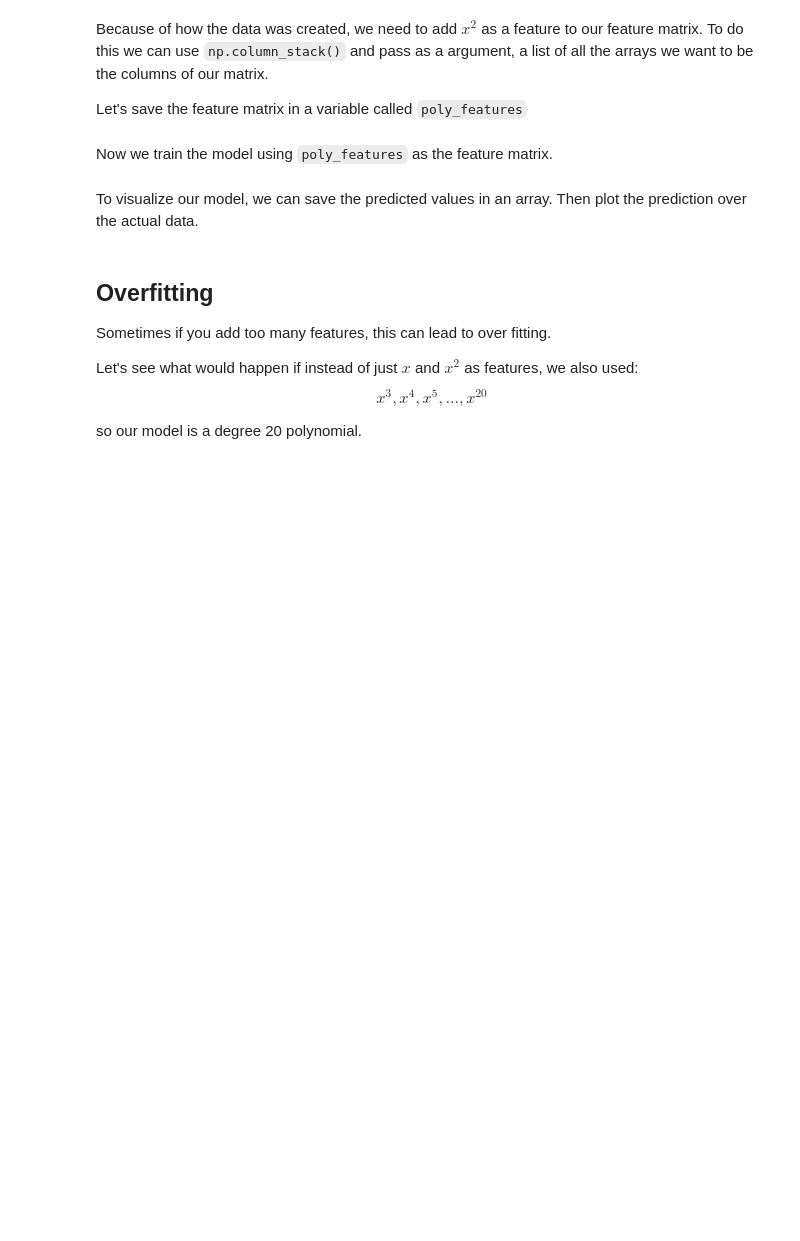
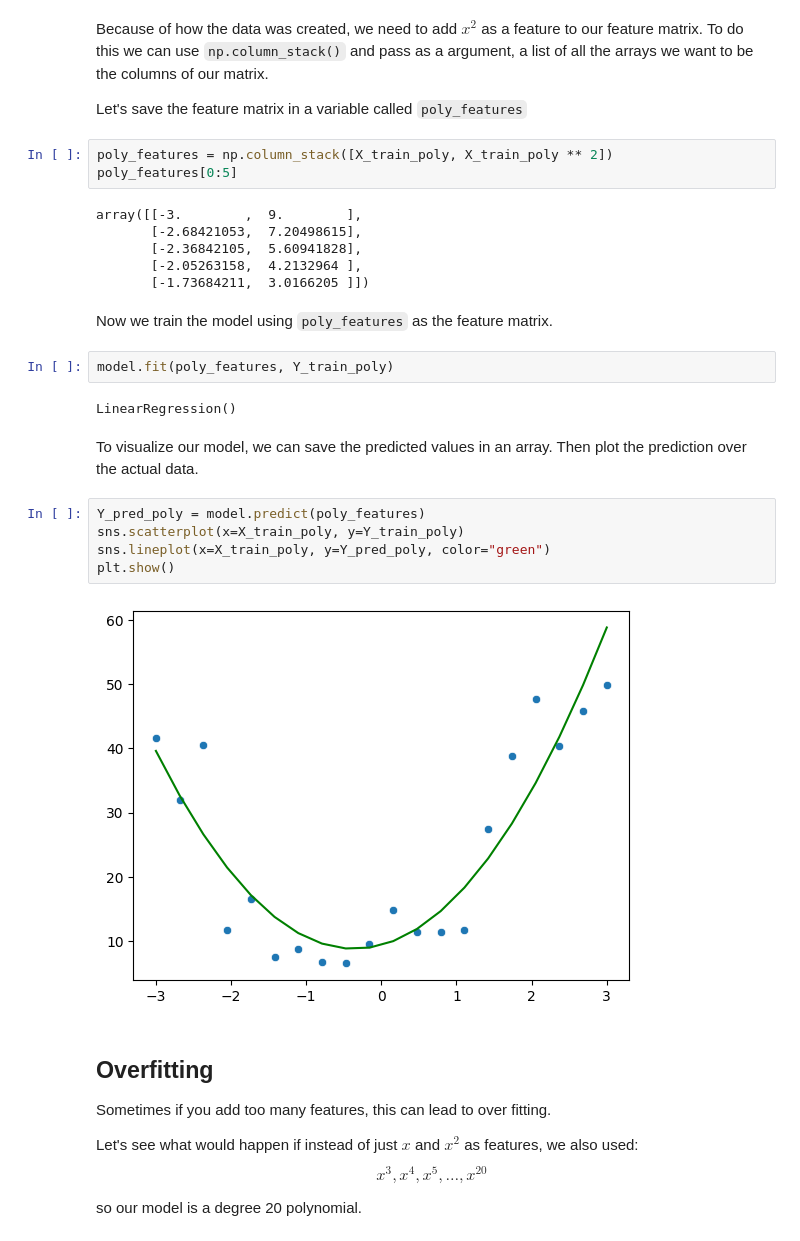
Before and after one commit to dymiyata/intro-to-ml-and-ai-2025-2026, a Jupyter notebook: mulitple_linear_regression.ipynb, the cells around one changed output. Drawn from its saved outputs; the diff is of its cells as text; blank space fills up the shorter version.

```diff
--- a/mulitple_linear_regression.ipynb
+++ b/mulitple_linear_regression.ipynb
@@ -50,10 +103,30 @@ Now let's create a linear regression model for this data.
 Because of how the data was created, we need to add $x^2$ as a feature to our feature matrix.  To do this we can use `np.column_stack()` and pass as a argument, a list of all the arrays we want to be the columns of our matrix.
 
 Let's save the feature matrix in a variable called `poly_features`
+# %%
+poly_features = np.column_stack([X_train_poly, X_train_poly ** 2])
+poly_features[0:5]
+# %% [output]
+array([[-3.        ,  9.        ],
+       [-2.68421053,  7.20498615],
+       [-2.36842105,  5.60941828],
+       [-2.05263158,  4.2132964 ],
+       [-1.73684211,  3.0166205 ]])
 # %% [markdown]
 Now we train the model using `poly_features` as the feature matrix.
+# %%
+model.fit(poly_features, Y_train_poly)
+# %% [output]
+LinearRegression()
 # %% [markdown]
 To visualize our model, we can save the predicted values in an array. Then plot the prediction over the actual data.
+# %%
+Y_pred_poly = model.predict(poly_features)
+sns.scatterplot(x=X_train_poly, y=Y_train_poly)
+sns.lineplot(x=X_train_poly, y=Y_pred_poly, color="green")
+plt.show()
+# %% [output]
+[figure, added]
 # %% [markdown]
 ## Overfitting
 
```
Also changed, not shown: parts of 17 cells of this notebook.
